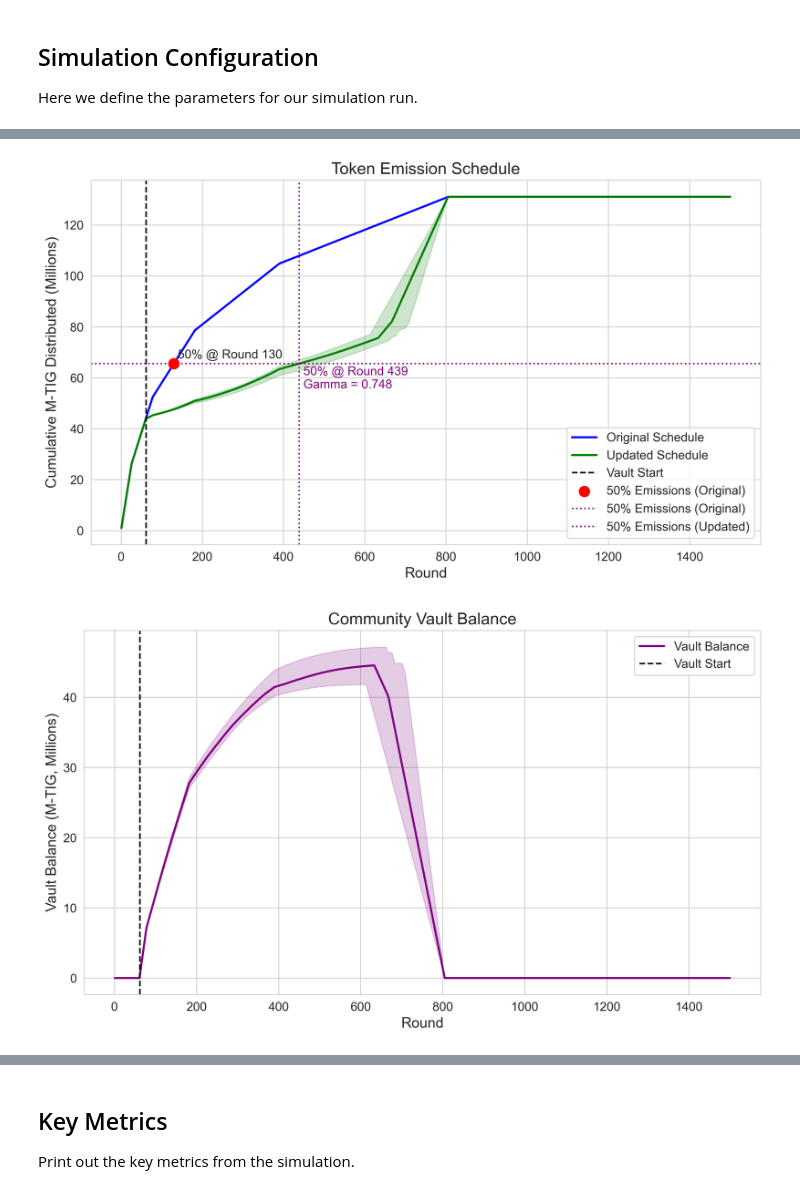
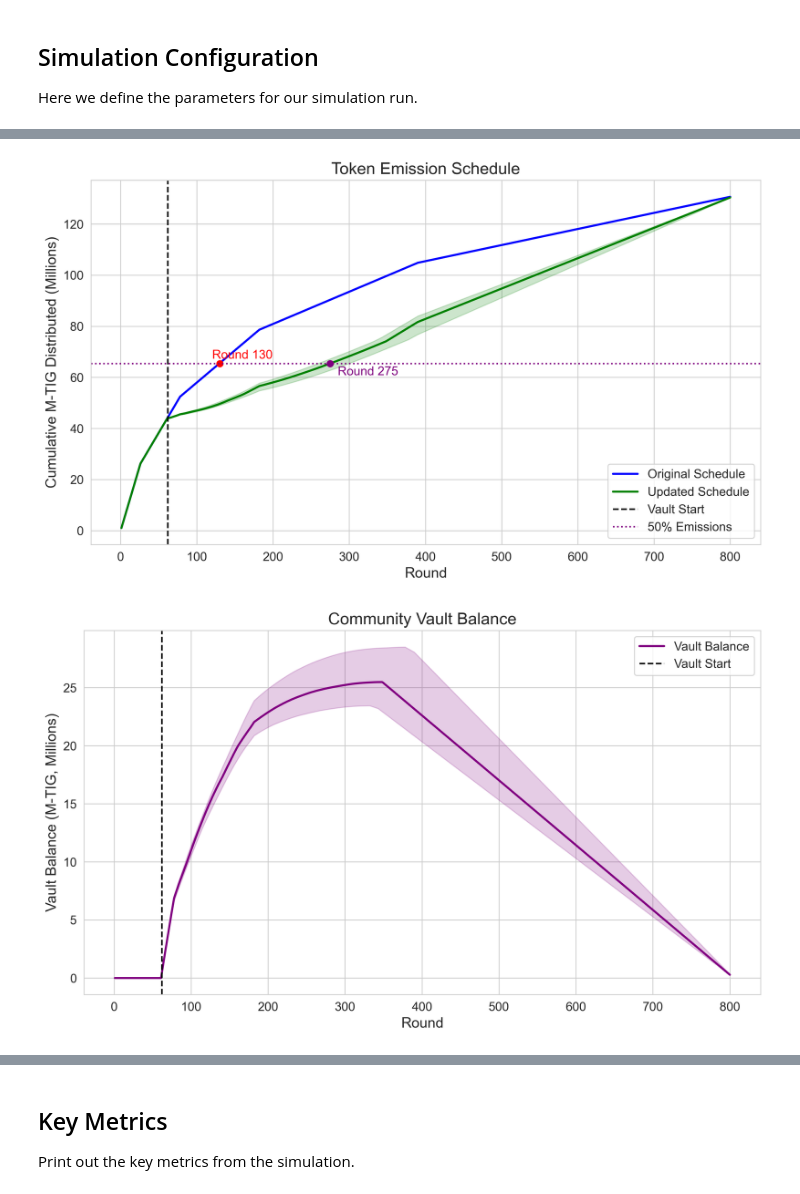
Before and after one commit to kkarrancsu/tig-minting, a Jupyter notebook: notebooks/gen_plots2.ipynb, the cells around one changed output, grey strips where cells are left out. Saved outputs shown, nothing was run; the diff lists cells and outputs as text; code cells hidden in the pictures.

Commit message:
updating plots

```diff
--- a/notebooks/gen_plots2.ipynb
+++ b/notebooks/gen_plots2.ipynb
@@ -41,14 +45,18 @@ Here we define the parameters for our simulation run.
 # Simulation parameters
 config = {
     'n_simulations': 10,  # Number of Monte Carlo simulations
-    'total_weeks': 1500,    # Total number of rounds
+    'total_weeks': 800,    # Total number of rounds
     'initial_poisson_value': 4,  # Initial number of challenges
     'vault_start_week': 62,  # When the vault policy starts
     'gamma_start_y': 00,   # Initial gamma value
     'a': 1.10,
     'b': 0.85,
     'c': 0.02333,
-    'rate_func_str': '0.01 + 0.0005*(t-62)'  # Rate function for non-homogeneous Poisson
+    # 'rate_func_str': '0.01 + 0.0005*(t-62)'  # Rate function for non-homogeneous Poisson
+    'rate_func_str': '0.16025641025641027 + 0.001232741617357002*(t-62)'
+    # 'rate_func_str': '0.13647642679900746'  # very pessimistic, will result in a lot of dumping at the end (very bearish)
+    # 'rate_func_str': '1'  # very bullshi
+    # 'rate_func_str': '0.1*(t<52) + 10/312*(t<312)*(t>52) + 1e-3*(t>312)'
 }
 
 # Define the rate function
@@ -98,5 +106,6 @@ df = pd.DataFrame({
     'Gamma_Upper': results['upper_ci']['gamma'],
     'Total_Challenges': results['median']['G'],
     'Total_Challenges_Lower': results['lower_ci']['G'],
-    'Total_Challenges_Upper': results['upper_ci']['G']
+    'Total_Challenges_Upper': results['upper_ci']['G'],
+    'Active_Side': results['active_side']
 })
@@ -127,41 +142,52 @@ half_emissions = total_emissions / 2
 # Find the round where we reach 50% emissions for original schedule
 half_emission_round = df[df['Original_Schedule'] >= half_emissions].index[0]
 gamma_at_half = df['Gamma'].iloc[half_emission_round]
 
 # half emissions indicators
 # plt.axhline(y=half_emissions, color='red', linestyle=':', label='50% Emissions (Original)')
 # plt.axvline(x=df['Round'].iloc[half_emission_round], color='red', linestyle=':')
-plt.scatter(df['Round'].iloc[half_emission_round], half_emissions, color='red', s=100, zorder=5, label='50% Emissions (Original)')
+# plt.scatter(df['Round'].iloc[half_emission_round], half_emissions, color='red', s=100, zorder=5, label='50% Emissions (Original)')
 
+plt.plot(df['Round'].iloc[half_emission_round], half_emissions, 'ro')  # Red dot
 # Add text annotation for original schedule
-plt.text(df['Round'].iloc[half_emission_round] + 10, half_emissions + 1,
-         f'50% @ Round {df["Round"].iloc[half_emission_round]}',
-         verticalalignment='bottom')
+plt.text(df['Round'].iloc[half_emission_round] - 10, half_emissions + 1,
+         f'Round {df["Round"].iloc[half_emission_round]}',
+         verticalalignment='bottom', color='red')
+# plt.annotate(f'Round {df["Round"].iloc[half_emission_round]}',
+#             xy=(df['Round'].iloc[half_emission_round], half_emissions),
+#             xytext=(10, -10),  # 10 points offset
+#             textcoords='offset points',
+#             ha='left',
+#             va='top',
+#             bbox=dict(boxstyle='round,pad=0.5', fc='white', alpha=0.1),
+#             arrowprops=dict(arrowstyle='->'))
 
 # Find the round where we reach 50% emissions for simulated schedule
 sim_half_emission_round = df[df['Cumulative_Minted'] >= half_emissions].index[0]
 sim_gamma_at_half = df['Gamma'].iloc[sim_half_emission_round]
 
 # Add vertical line at the round where we reach 50% emissions for simulated schedule
-plt.axhline(y=half_emissions, color='purple', linestyle=':', label='50% Emissions (Original)')
-plt.axvline(x=df['Round'].iloc[sim_half_emission_round], color='purple', linestyle=':', label='50% Emissions (Updated)')
+plt.axhline(y=half_emissions, color='purple', linestyle=':', label='50% Emissions')
+# plt.axvline(x=df['Round'].iloc[sim_half_emission_round], color='purple', linestyle=':', label='50% Emissions (Updated)')
 
 # Add text annotation for simulated schedule
+plt.plot(df['Round'].iloc[sim_half_emission_round], half_emissions, color='purple', marker='o')  # Red dot
 plt.text(df['Round'].iloc[sim_half_emission_round] + 10, half_emissions - 1,
-         f'50% @ Round {df["Round"].iloc[sim_half_emission_round]}\nGamma = {sim_gamma_at_half:.3f}',
+         f'Round {df["Round"].iloc[sim_half_emission_round]}',
          verticalalignment='top', color='purple')
+
 
 plt.xlabel('Round')
 plt.ylabel('Cumulative M-TIG Distributed (Millions)')
 plt.title('Token Emission Schedule')
 plt.legend()
 plt.tight_layout()
 
 # Save plot
 plt.savefig(output_dir / 'emission_schedule.png', dpi=300, bbox_inches='tight')
 plt.show()
 # %% [output]
-[figure, old version]
+[figure, new version]
 # %%
 # Plot 2: Vault Dynamics
 plt.figure(figsize=(10, 6))
@@ -188,7 +214,7 @@ plt.tight_layout()
 plt.savefig(output_dir / 'vault_dynamics.png', dpi=300, bbox_inches='tight')
 plt.show()
 # %% [output]
-[figure, old version]
+[figure, new version]
 # %%
 # Plot 5: Gamma Function
 plt.figure(figsize=(10, 6))
```
Also changed, not shown: parts of 8 cells of this notebook, 3 other files.
